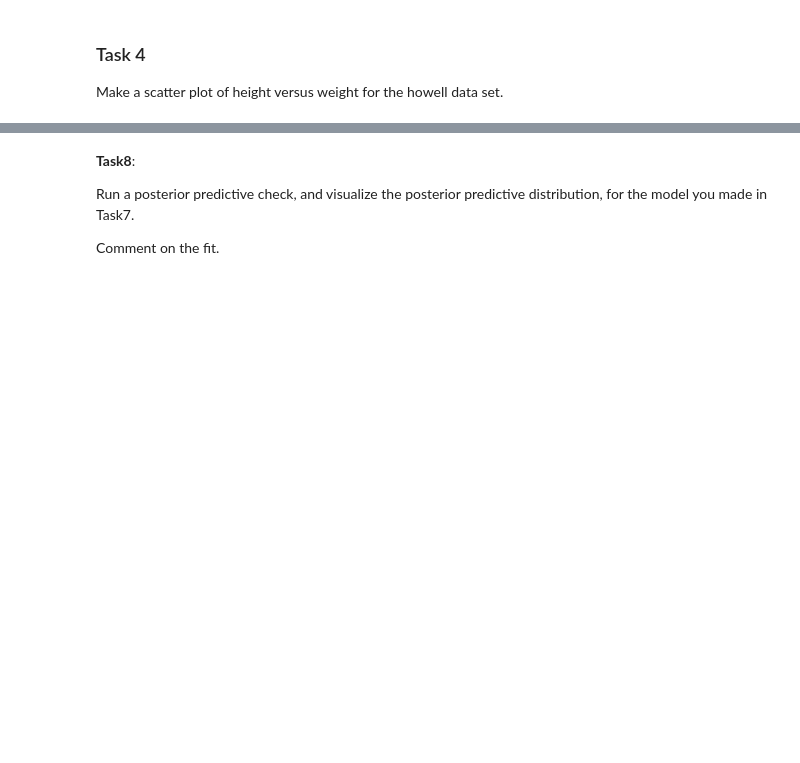
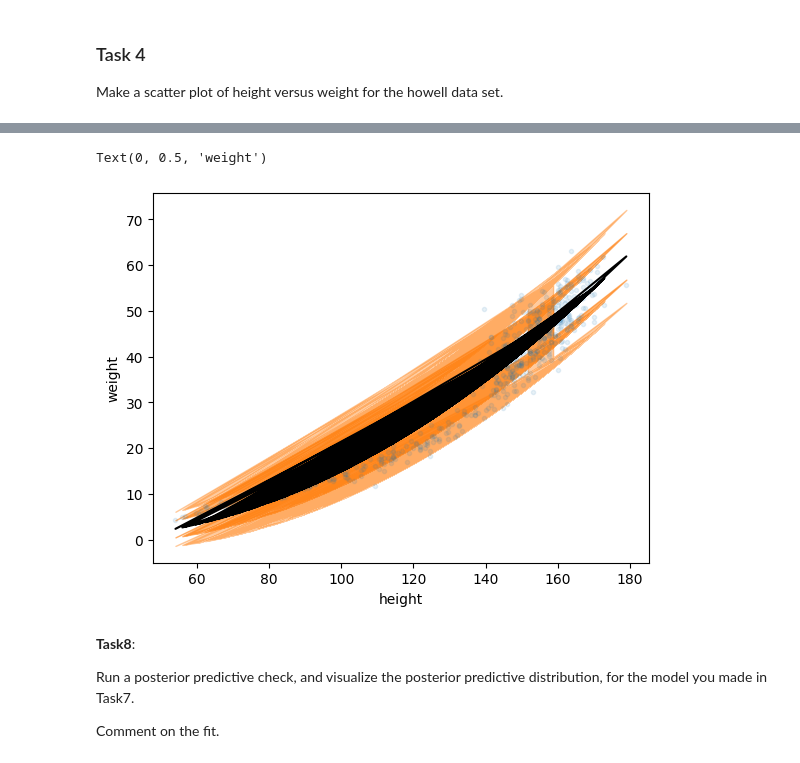
Before and after one commit to mrmaxguns/data-science-fundamentals, a Jupyter notebook: Unit5/Unit5ExercisesSF.ipynb, the cells around one changed output, grey strips where cells are left out. Saved outputs shown, nothing was run; the diff lists cells and outputs as text; code cells hidden in the pictures; blank space fills up the shorter version.

```diff
--- a/Unit5/Unit5ExercisesSF.ipynb
+++ b/Unit5/Unit5ExercisesSF.ipynb
@@ -151,2 +229,24 @@ Run a posterior predictive check for model_howell, plot the posterior predictive
 
 Create and visualize the posterior of a generalized linear model that improves the on the fit of the model you made in Task5.
+# %%
+with pm.Model() as model_howell_gn:
+    # Priors for the linear mean
+    α = pm.Normal("α", mu=0, sigma=10)
+    β = pm.Normal("β", mu=0, sigma=10)
+
+    # Priors for linear stdev
+    γ = pm.HalfNormal("γ", sigma=10)
+    δ = pm.HalfNormal("δ", sigma=10)
+
+    # Linear mean
+    # pm.math.sqr( everything ) works well
+    # pm.math.sqr( ... pm.math.sqr(height) ) also works well, but is this allowed? (rhat values are whack)
+    μ = pm.Deterministic("μ", pm.math.sqr(α + β * howell.height))
+
+    # Linear stdev
+    σ = pm.Deterministic("σ", γ + δ * howell.height)
+
+    # Likelihood
+    y_pred = pm.Normal("y_pred", mu=μ, sigma=σ, observed=howell.weight)
+
+    idata_howell_gn = pm.sample(target_accept=0.95)
@@ -153,3 +278,24 @@ Create and visualize the posterior of a generalized linear model that improves t
+# %%
+#plots the posterior
+
+_, ax = plt.subplots()
+
+ax.plot(howell.height, howell.weight, "C0.", alpha=0.1)
+
+posterior_vvba = az.extract(idata_howell_gn)
+
+μ_m = posterior_vvba["μ"].mean("sample").values
+σ_m = posterior_vvba["σ"].mean("sample").values
+
+ax.plot(howell.height, μ_m, c="k")
+ax.fill_between(howell.height, μ_m + 1 * σ_m, μ_m - 1 * σ_m, alpha=0.6, color="C1")
+ax.fill_between(howell.height, μ_m + 2 * σ_m, μ_m - 2 * σ_m, alpha=0.4, color="C1")
+
+ax.set_xlabel("height")
+ax.set_ylabel("weight")
+# %% [output]
+Text(0, 0.5, 'weight')
+[figure, added]
 # %% [markdown]
 **Task8**:
 
```
Also changed, not shown: parts of 13 cells of this notebook.
